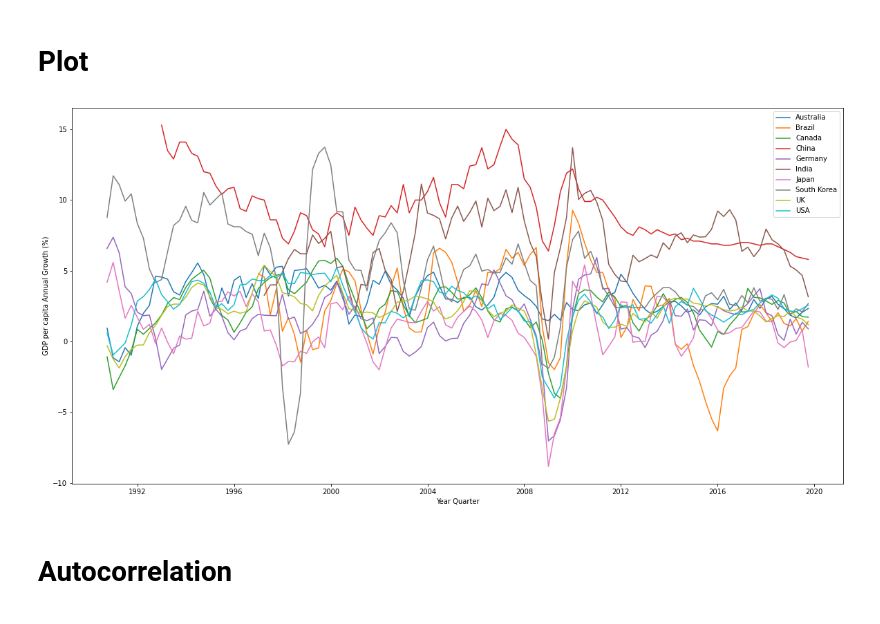
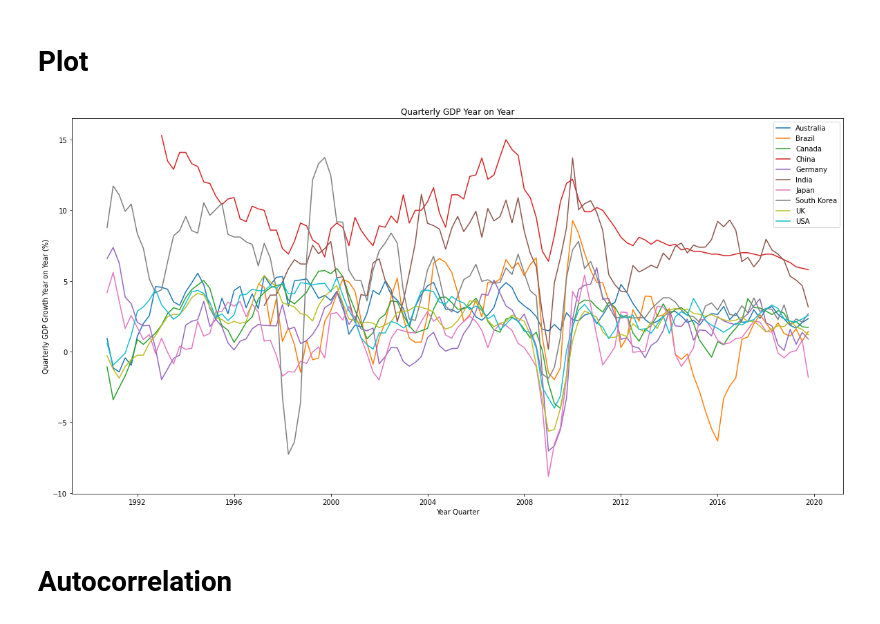
Before and after one commit to markrstevenson/economics-surge-posts, a Jupyter notebook: blog-1/notebooks/quarterly_gdp.ipynb, the cells around one changed output. Drawn from its saved outputs; the diff is of its cells as text; code cells hidden in the pictures.

Commit message:
feat: add plots

```diff
--- a/blog-1/notebooks/quarterly_gdp.ipynb
+++ b/blog-1/notebooks/quarterly_gdp.ipynb
@@ -10,6 +10,7 @@ plt.rcParams["figure.figsize"] = (20,10)
 # %%
 # data file path
 data = "../data"
+output_folder = '../output/'
 # %%
 # read in csv
 # import raw data
@@ -86,22 +87,24 @@ q_gdp_yoy_wide = q_gdp_yoy_wide.reset_index()
 # %%
 # plot lines
 x = q_gdp_yoy_wide['year_quarter_dt']
 plt.plot(x, q_gdp_yoy_wide['Australia'], label = "Australia", linestyle="-")
 plt.plot(x, q_gdp_yoy_wide['Brazil'], label = "Brazil", linestyle="-")
 plt.plot(x, q_gdp_yoy_wide['Canada'], label = "Canada", linestyle="-")
 plt.plot(x, q_gdp_yoy_wide['China'], label = "China", linestyle="-")
 plt.plot(x, q_gdp_yoy_wide['Germany'], label = "Germany", linestyle="-")
 plt.plot(x, q_gdp_yoy_wide['India'], label = "India", linestyle="-")
 plt.plot(x, q_gdp_yoy_wide['Japan'], label = "Japan", linestyle="-")
 plt.plot(x, q_gdp_yoy_wide['South Korea'], label = "South Korea", linestyle="-")
 plt.plot(x, q_gdp_yoy_wide['UK'], label = "UK", linestyle="-")
 plt.plot(x, q_gdp_yoy_wide['USA'], label = "USA", linestyle="-")
 plt.legend()
+plt.title("Quarterly GDP Year on Year")
 plt.xlabel("Year Quarter")
-plt.ylabel("GDP per capita Annual Growth (%)")
+plt.ylabel("Quarterly GDP Growth Year on Year (%)")
+plt.savefig(output_folder+'quarterly_gdp_yoy.jpg', bbox_inches='tight')
 plt.show()
 # %% [output]
-[figure, old version]
+[figure, new version]
 # %% [markdown]
 # Autocorrelation
 # %%
```
Also changed, not shown: parts of 2 cells of this notebook, 29 other files.
